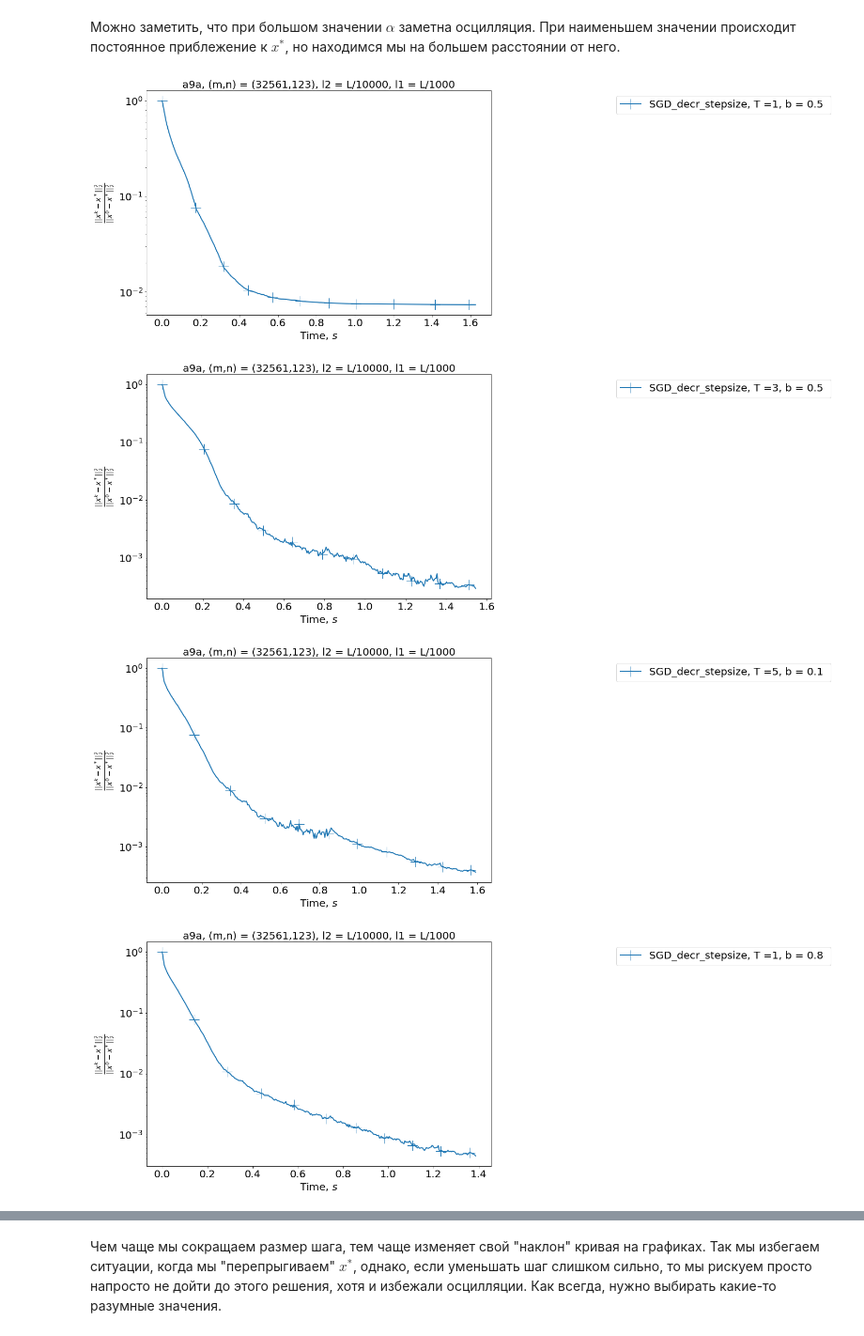
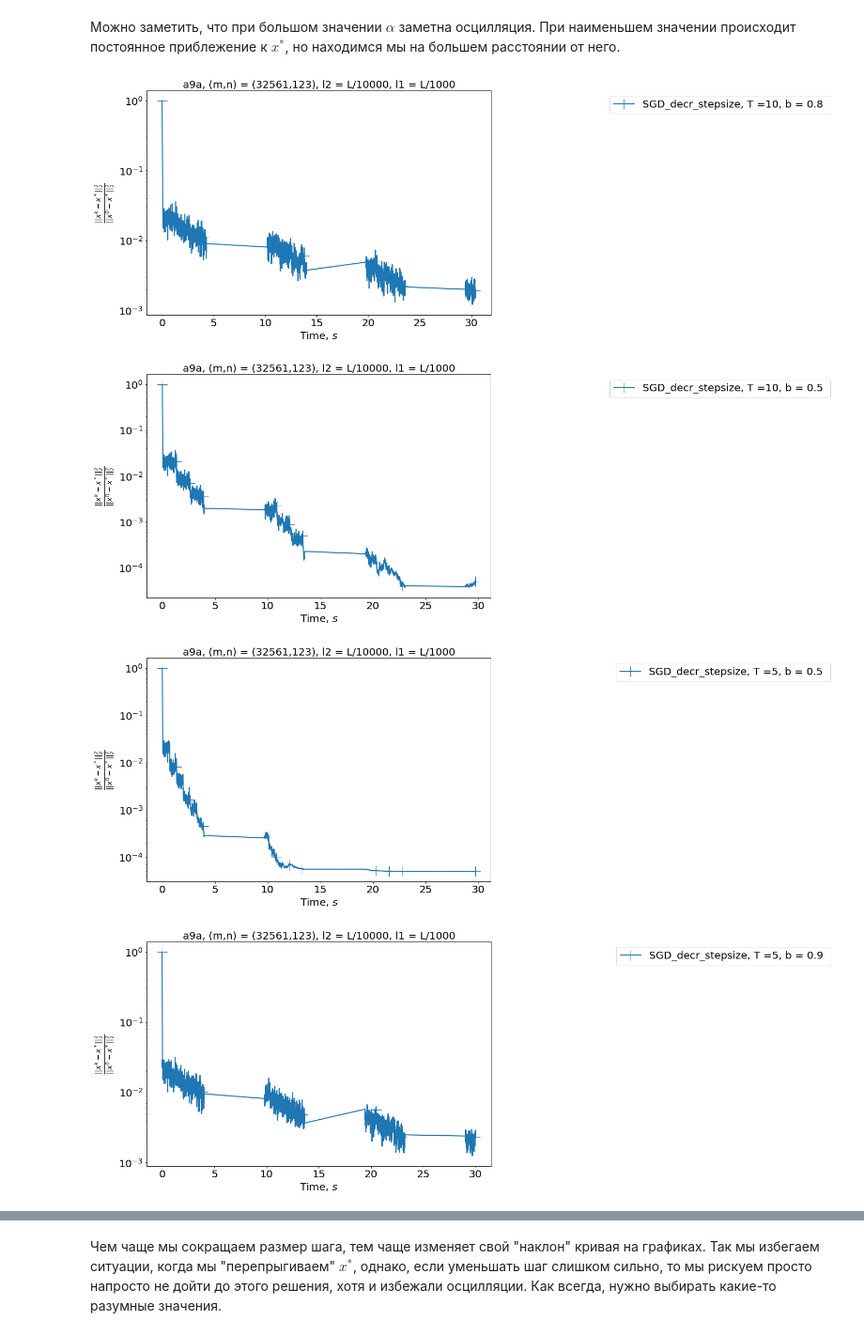
Before and after one commit to rogachevai/MADESpring2020_MOML, a Jupyter notebook: Practice/homework_5/hw5_made.ipynb, the cells around one changed output, grey strips where cells are left out. Shown at 94% size. Cells and saved outputs as stored; diff of their text form; code cells hidden in the pictures.

```diff
--- a/Practice/homework_5/hw5_made.ipynb
+++ b/Practice/homework_5/hw5_made.ipynb
@@ -831,7 +831,7 @@ sgd_decr_test(res)
 # %% [markdown]
 Если тесты пройдены успешно, то выполните эксперименты, описанные в задании.
 # %%
-for a in [1.0,0.1,0.01]:
+for a in [1.0,0.1,0.01,0.05]:
     dataset = "a9a"
     filename=dataset+"_x_init_all_ones"
     x_init = np.ones(n)
@@ -842,7 +842,7 @@ for a in [1.0,0.1,0.01]:
     gamma = a/((L+l2))
     x_star = read_solution(dataset, l2,l1)[0]
     f_star = read_solution(dataset, l2,l1)[1]
-    S = 15
+    S = 100
     save_info_period = 100
     sparse_full = False
     sparse_stoch = False
@@ -853,7 +853,7 @@ for a in [1.0,0.1,0.01]:
      x_star=x_star, f_star=f_star)
     #save_solution(dataset, l2, l1, res['last_iter'], res['func_vals'][-1])
 # %%
-for a in [1.0,0.1,0.01]:
+for a in [1.0,0.1,0.01,0.05]:
     dataset = "a9a"
     filename=dataset+"_x_init_all_ones"
     l2 = L / 10000
@@ -882,18 +883,20 @@ for a in [1.0,0.1,0.01]:
 # %% [markdown]
 Можно заметить, что при большом значении $\alpha$ заметна осцилляция. При наименьшем значении происходит постоянное приблежение к $x^*$, но находимся мы на большем расстоянии от него.
+# %%
+gamma = 10/(6*(L+l2))
 # %%
-for schedule in [[gamma, 1, 0.5],[gamma, 3, 0.5],[gamma, 5, 0.1],[gamma, 1, 0.8]]:
+for schedule in [[gamma, 10, 0.8],[gamma, 10, 0.5],[gamma, 5, 0.5],[gamma, 5, 0.9],[gamma, 2, 0.9],[gamma, 15, 0.9]]:
     filename=dataset+"_x_init_all_ones"
     x_init = np.ones(n)
     l2 = L / 10000
     l1 = L / 1000
     batch_size = 10
     M = int(2*m/batch_size)
-    gamma = 1.0/(6*(L+l2))
+    gamma = 10/(6*(L+l2))
     gamma_schedule = schedule
     x_star = read_solution(dataset, l2,l1)[0]
     f_star = read_solution(dataset, l2,l1)[1]
-    S = 10
+    S = 100
     save_info_period = 100
     sparse_full = False
     sparse_stoch = False
@@ -903,33 +906,33 @@ for schedule in [[gamma, 1, 0.5],[gamma, 3, 0.5],[gamma, 5, 0.1],[gamma, 1, 0.8]
      batch_size=batch_size, indices=test_indices, save_info_period=save_info_period,
      x_star=x_star, f_star=f_star)
 # %%
-for schedule in [[gamma, 1, 0.5],[gamma, 3, 0.5],[gamma, 5, 0.1],[gamma, 1, 0.8]]:
+for schedule in [[gamma, 10, 0.8],[gamma, 10, 0.5],[gamma, 5, 0.5],[gamma, 5, 0.9],[gamma, 2, 0.9],[gamma, 15, 0.9]]:
     dataset = "a9a"
     filename=dataset+"_x_init_all_ones"
     l2 = L / 10000
     l1 = L / 1000
     batch_size = 10
     M = int(2*m/batch_size)
-    gamma = 1.0/(6*(L+l2))
+    gamma = 10/(6*(L+l2))
     gamma_schedule = schedule
-    S = 10
+    S = 100
     save_info_period = 100
 
     methods = [
              ['SGD_decr_stepsize', [schedule, l2, l1, S, 10],
                f', T ={schedule[1]}, b = {schedule[2]} ', None],
     ]
     mode_y = 'squared_distances'
     mode_x = 'time'
     figsize = (12, 8)
     fontsize = 20
     title = dataset+", (m,n) = ("+str(m)+","+str(n)+"), l2 = L/"+str(int(L/l2))+", l1 = L/"+str(int(L/l1))
 
     args_for_plots = [dataset, filename, mode_y, mode_x, figsize, fontsize, title, methods]
     make_plots(args=args_for_plots)
     plt.show()
 # %% [output]
-[figure, old version]
+[figure, new version]
-[figure, old version]
+[figure, new version]
-[figure, old version]
+[figure, new version]
-[figure, old version]
+[figure, new version]
```
Also changed, not shown: parts of 6 cells of this notebook, 41 other files.
